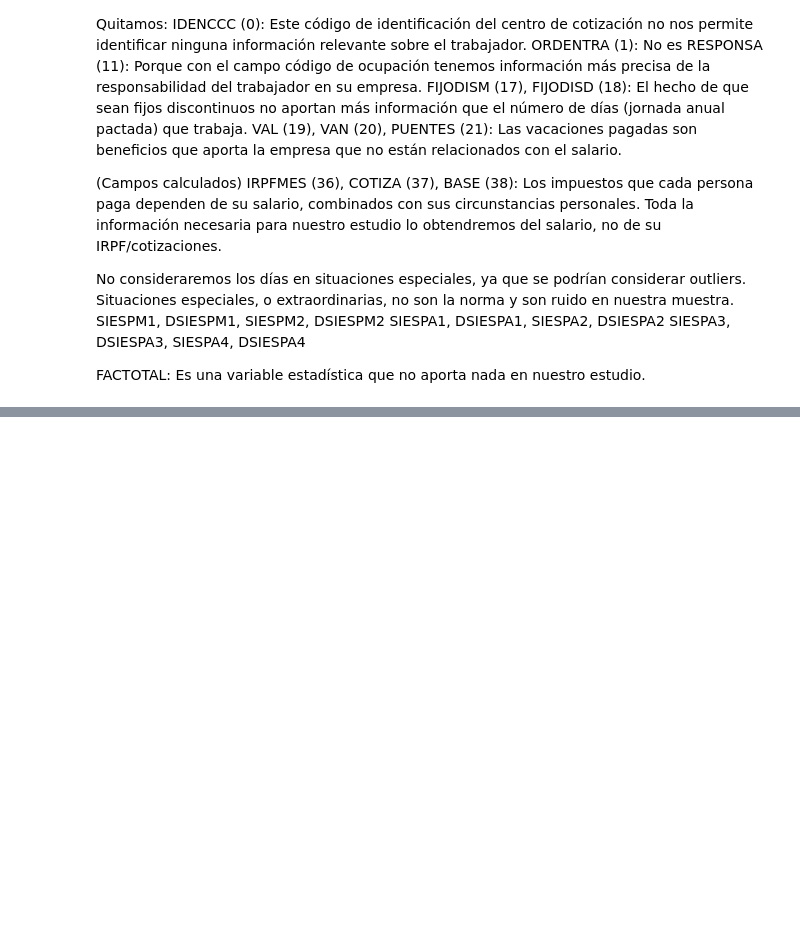
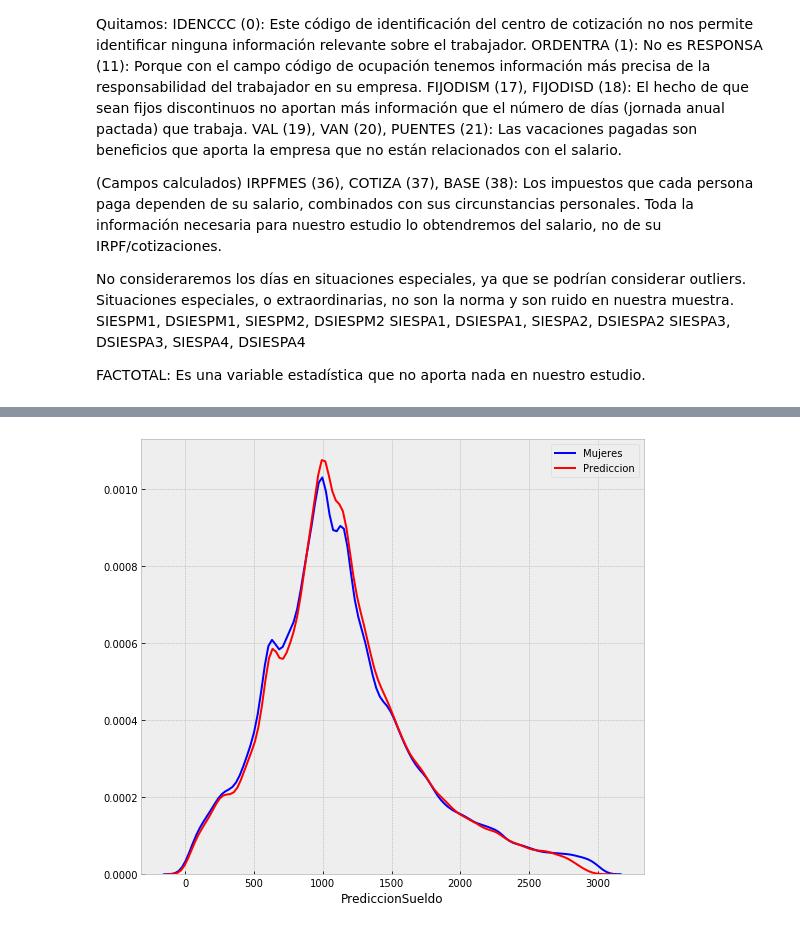
Before and after one commit to Jorge-Saura/UOC-Tipologia-Practica2, a Jupyter notebook: practica.ipynb, the cells around one changed output, grey strips where cells are left out. Cells and saved outputs as stored; diff of their text form; code cells hidden in the pictures; blank space fills up the shorter version.

```diff
--- a/practica.ipynb
+++ b/practica.ipynb
@@ -597,0 +571,7 @@ dfSueldosReduced[columnGraph].min()
+# %%
+
+fig = plt.figure(figsize=(9, 8))
+sns.distplot(mujeres['SALBASE'], color='b', bins=100, hist_kws={'alpha': 0.4}, hist=False, label = 'Mujeres');
+sns.distplot(mujeres['PrediccionSueldo'], color='r', bins=100, hist_kws={'alpha': 0.4}, hist=False,  label = 'Prediccion');
+# %% [output]
+[figure, added]
```
Also changed, not shown: parts of 20 cells of this notebook.
